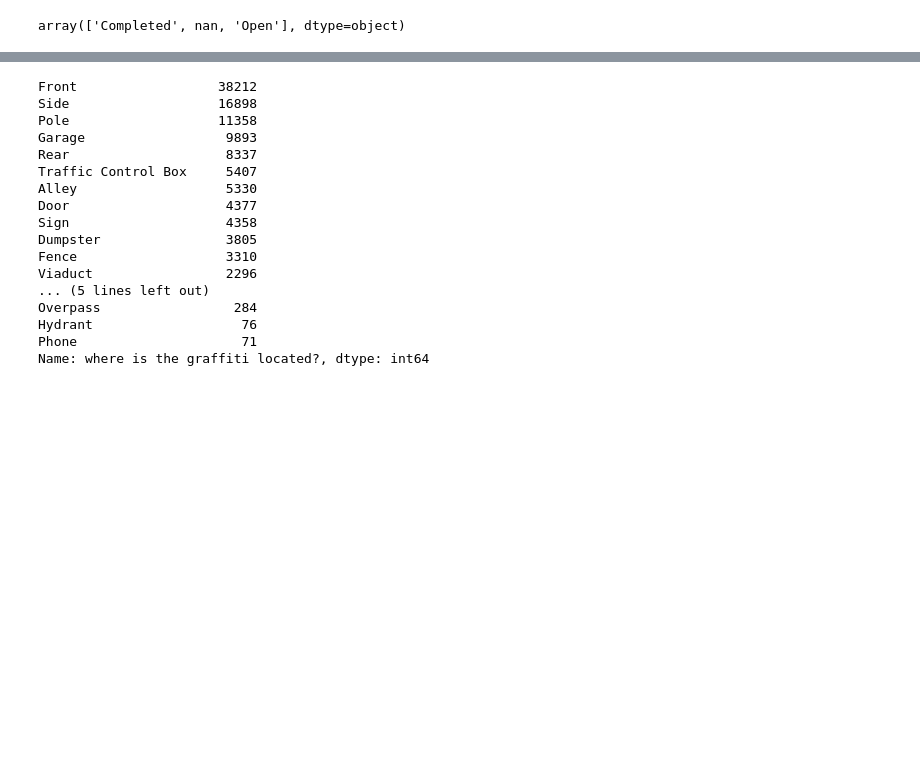
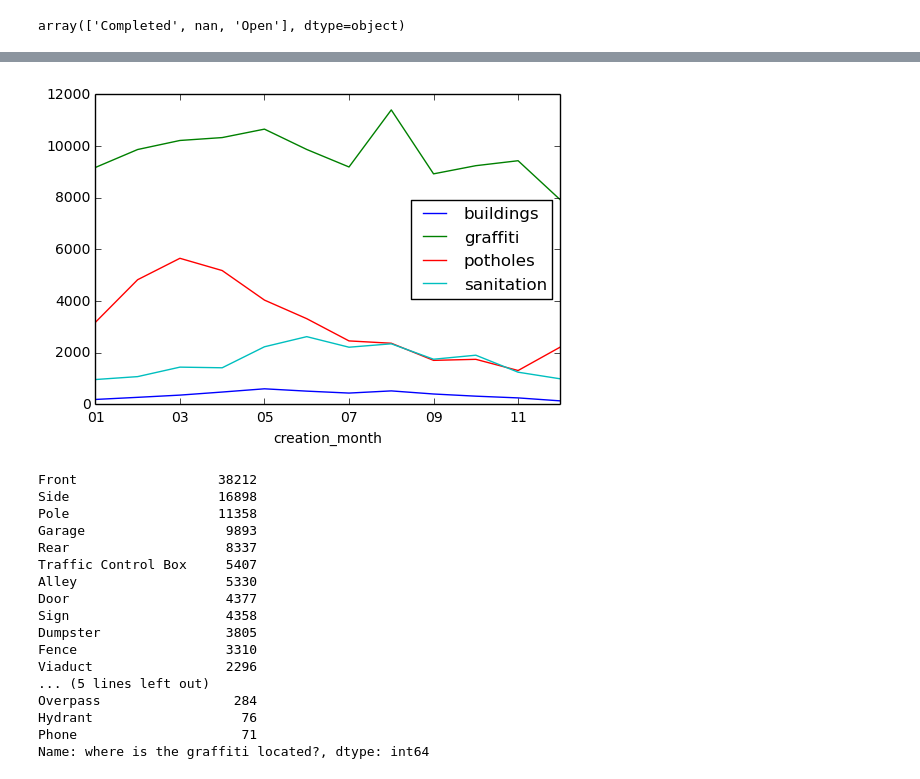
Before and after one commit to joan-wang/Machine-Learning, a Jupyter notebook: hw1/HW1 Problem 1.ipynb, the cells around one changed output, grey strips where cells are left out. Saved outputs shown, nothing was run; the diff lists cells and outputs as text; code cells hidden in the pictures; blank space fills up the shorter version.

```diff
--- a/hw1/HW1 Problem 1.ipynb
+++ b/hw1/HW1 Problem 1.ipynb
@@ -185,3 +186,22 @@ Name: file, dtype: int64
+# %%
+# count by category and month
+month_category = df.groupby(['file', 'creation_month']).size()
+month_category = month_category.to_frame()
+month_category.reset_index(inplace = True)
+month_category.columns = ['file', 'creation_month', 'count']
+# %%
+# plot of county by category by month
+# source: http://stackoverflow.com/questions/29233283/plotting-multiple-lines-with-pandas-dataframe
+
+fig, ax = plt.subplots()
+labels = []
+for key, group in month_category.groupby(['file']):
+    ax = group.plot(ax = ax, kind = 'line', x = 'creation_month', y = 'count')
+    labels.append(key)
+ax.legend(labels, loc='best')
+plt.show()
+# %% [output]
+[figure, added]
 # %%
 # graffiti subcateogries
 graffiti_subcat = graffiti['where is the graffiti located?'].value_counts()
```
Also changed, not shown: parts of 15 cells of this notebook.
